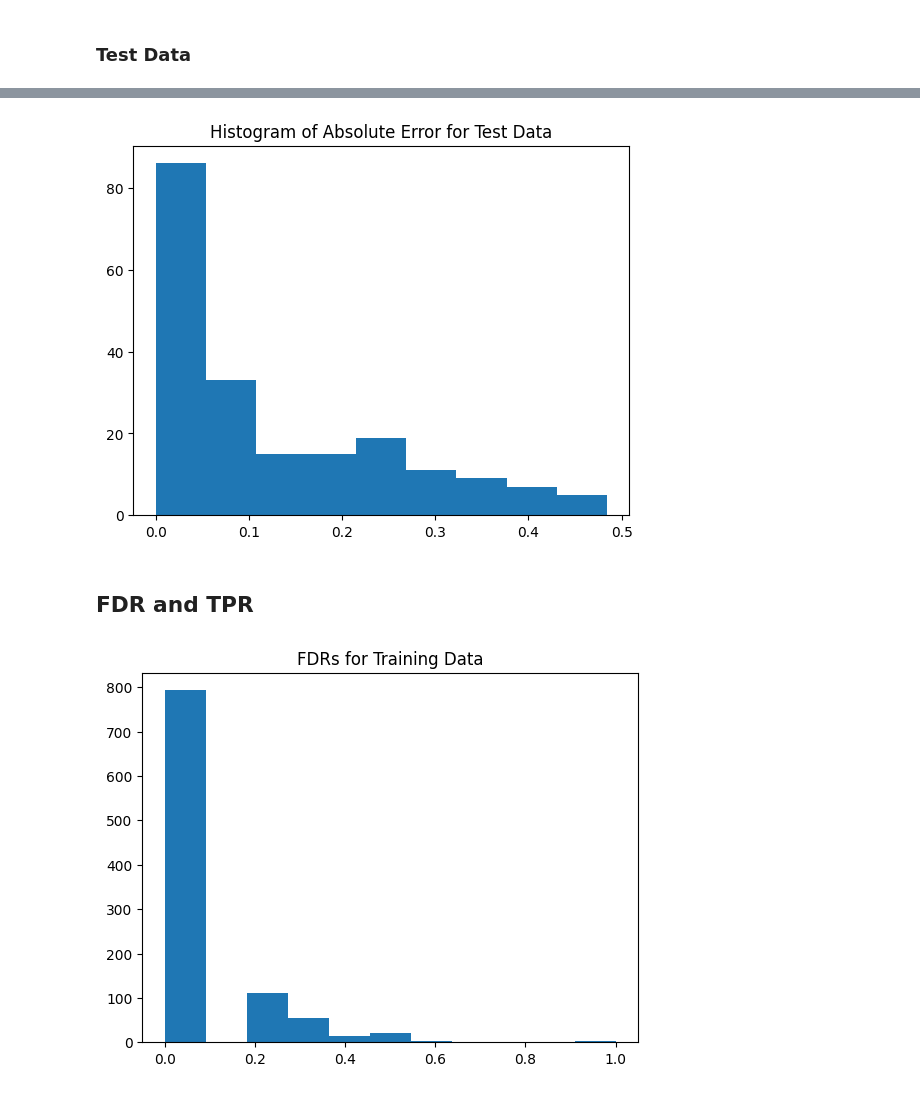
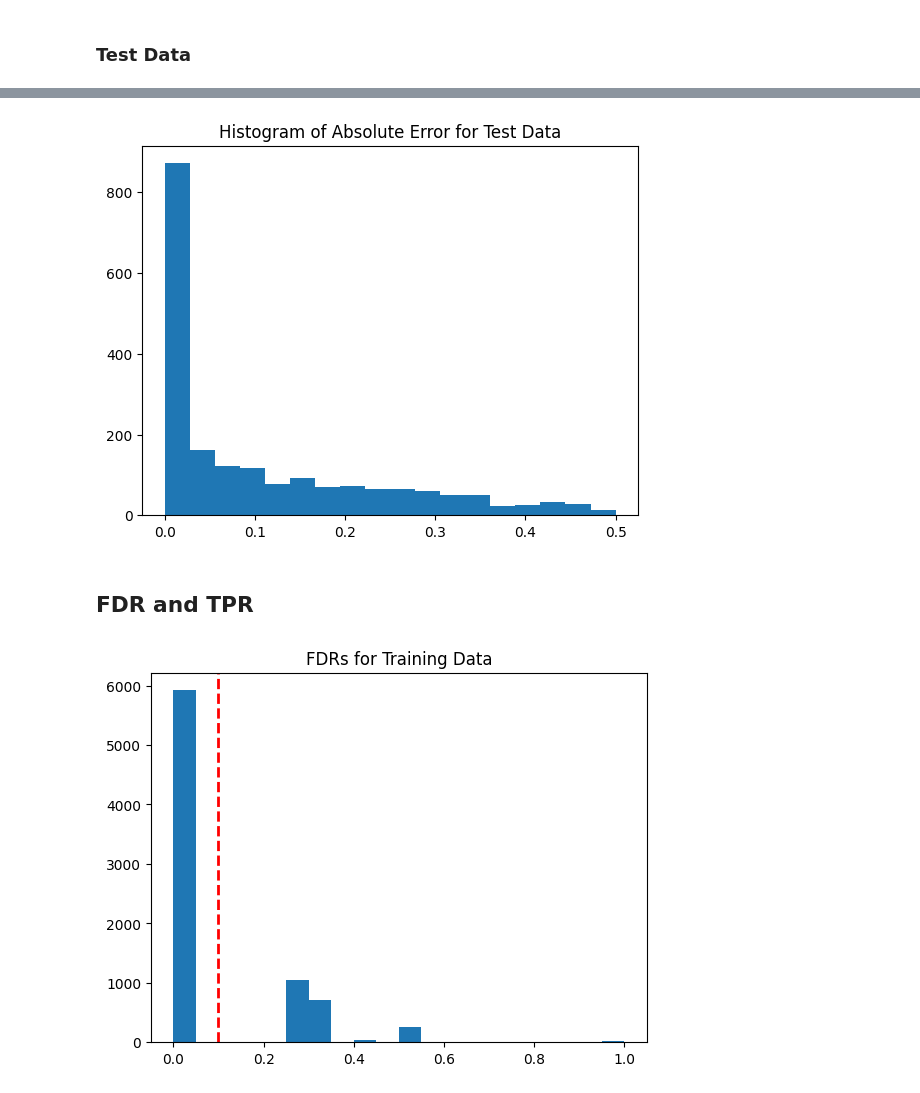
Before and after one commit to ArnauVilella/Deep-T-Rex, a Jupyter notebook: testing.ipynb, the cells around one changed output, grey strips where cells are left out. Cells and saved outputs as stored; diff of their text form; code cells hidden in the pictures.

```diff
--- a/testing.ipynb
+++ b/testing.ipynb
@@ -46,7 +46,7 @@ def get_data_loaders(data_dir, batch_size=32, test_size=0.2):
     train_loader = DataLoader(train_set, batch_size=batch_size, shuffle=True)
     test_loader = DataLoader(test_set, batch_size=batch_size, shuffle=False)
 
-    return train_loader, test_loader
+    return train_loader, test_loader, train_indices, test_indices
 # %%
 class PhiNet(nn.Module):
     def __init__(self, input_size):
@@ -106,14 +107,14 @@ data_dir = 'data'
 input_size = len(np.loadtxt(os.path.join(data_dir, 'Phi_mat/Phi_mat_1.txt')))
 
 hparams = {"batch_size": 16,
-           "learning_rate": 0.01,
-           "num_epochs": 20}
+           "learning_rate": 0.001,
+           "num_epochs": 100}
 
-train_loader, test_loader = get_data_loaders(data_dir, batch_size=hparams["batch_size"])
+train_loader, test_loader, train_indices, test_indices = get_data_loaders(data_dir, batch_size=hparams["batch_size"])
 
 model = PhiNet(input_size=input_size)
 criterion = nn.MSELoss()
 optimizer = optim.Adam(model.parameters(), lr=hparams["learning_rate"])
 
-train_model(model, train_loader, criterion, optimizer, num_epochs=hparams["num_epochs"])
+train_losses, test_losses = train_model(model, train_loader, criterion, optimizer, num_epochs=hparams["num_epochs"])
 # %% [output]
@@ -258,7 +276,7 @@ plt.hist(np.abs(np.array(test_loader_v) - np.array(test_infer_v)), bins='auto')
 plt.title("Histogram of Absolute Error for Test Data")
 plt.show()
 # %% [output]
-[figure, old version]
+[figure, new version]
 # %% [markdown]
 ## FDR and TPR
 # %%
@@ -282,9 +300,11 @@ for phi, true_actives in zip(phi_data, true_actives_data):
     FDRs.append(len(selected_null)/max(len(selected), 1))
     TPRs.append(len(selected_actives)/max(len(true_actives), 1))
 # %%
-plt.hist(FDRs, bins='auto')
+bins = np.arange(0, 1.05, 0.05)
+plt.hist(np.array(FDRs)[train_indices], bins=bins)
+plt.axvline(x=0.1, color='red', linestyle='--', linewidth=2)
 plt.title("FDRs for Training Data")
 plt.show()
 # %% [output]
-[figure, old version]
+[figure, new version]
 # %%
```
Also changed, not shown: parts of 10 cells of this notebook, 2 other files.
